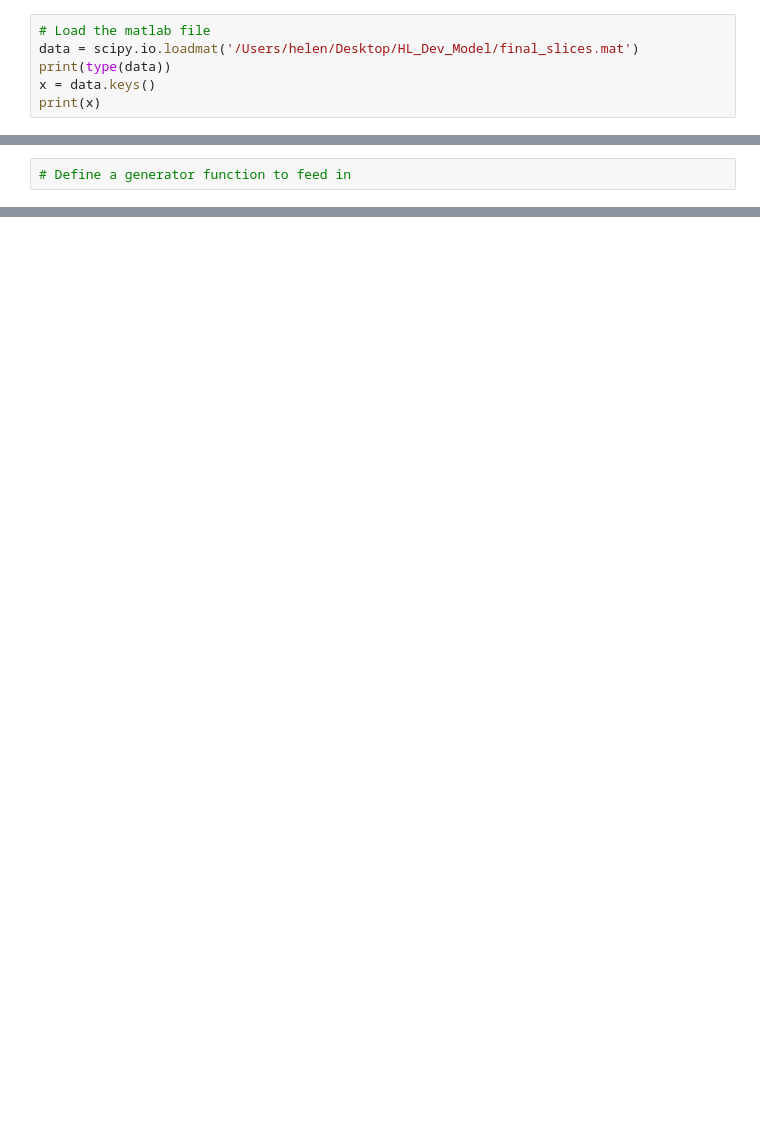
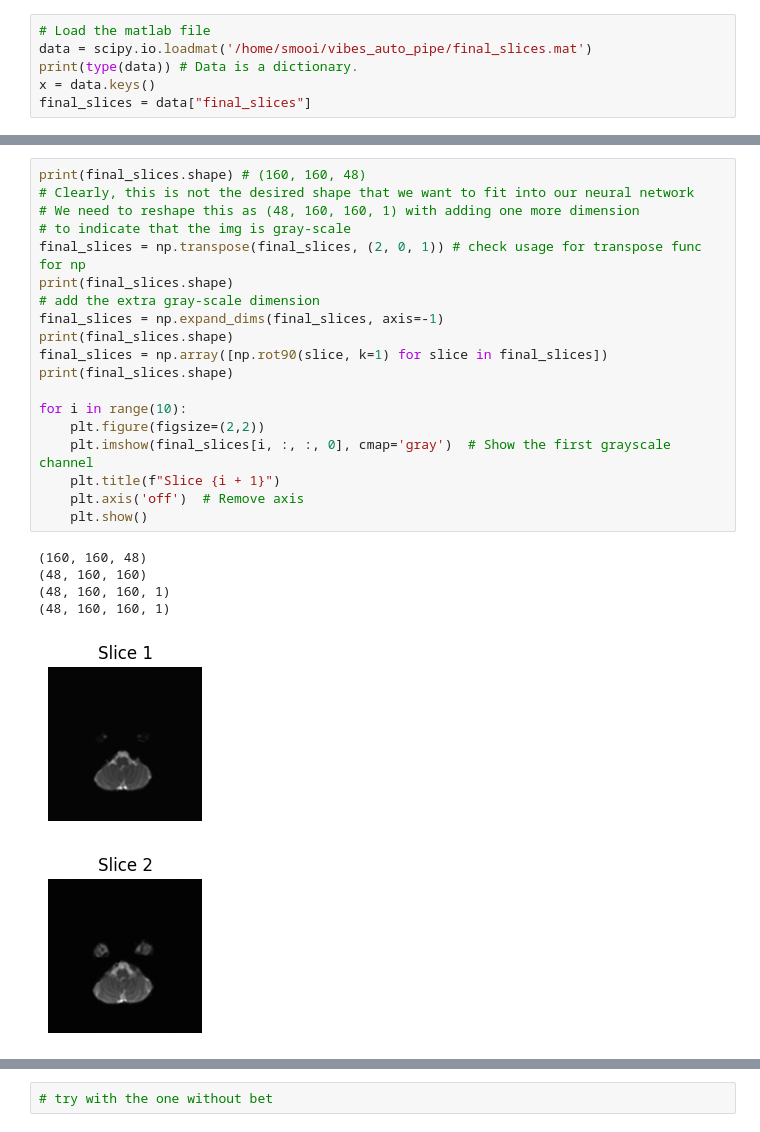
Before and after one commit to crazyMMG47/vibes_auto_pipe, a Jupyter notebook: pipe_model1.ipynb, the cells around one changed output, grey strips where cells are left out. Saved outputs shown, nothing was run; the diff lists cells and outputs as text; blank space fills up the shorter version.

Commit message:
Loaded nii files into python, and is able to convert it to png. Waiting to run the model

```diff
--- a/pipe_model1.ipynb
+++ b/pipe_model1.ipynb
@@ -5,8 +13,8 @@ import os
 # %%
 # Load the matlab file
-data = scipy.io.loadmat('/Users/helen/Desktop/HL_Dev_Model/final_slices.mat')
-print(type(data))
+data = scipy.io.loadmat('/home/smooi/vibes_auto_pipe/final_slices.mat')
+print(type(data)) # Data is a dictionary.
 x = data.keys()
-print(x)
+final_slices = data["final_slices"]
 # %% [output]
 <class 'dict'>
@@ -26,2 +21,26 @@ ModuleNotFoundError: No module named 'tensorflow.keras.preprocessing.img'
-# %%
-# Define a generator function to feed in
+# %%
+print(final_slices.shape) # (160, 160, 48)
+# Clearly, this is not the desired shape that we want to fit into our neural network
+# We need to reshape this as (48, 160, 160, 1) with adding one more dimension
+# to indicate that the img is gray-scale
+final_slices = np.transpose(final_slices, (2, 0, 1)) # check usage for transpose func for np
+print(final_slices.shape)
+# add the extra gray-scale dimension
+final_slices = np.expand_dims(final_slices, axis=-1)
+print(final_slices.shape)
+final_slices = np.array([np.rot90(slice, k=1) for slice in final_slices])
+print(final_slices.shape)
+
+for i in range(10):
+    plt.figure(figsize=(2,2))
+    plt.imshow(final_slices[i, :, :, 0], cmap='gray')  # Show the first grayscale channel
+    plt.title(f"Slice {i + 1}")
+    plt.axis('off')  # Remove axis
+    plt.show()
+# %% [output]
+(160, 160, 48)
+(48, 160, 160)
+(48, 160, 160, 1)
+(48, 160, 160, 1)
+[figure, added]
+[figure, added]
@@ -27,0 +55,2 @@ ModuleNotFoundError: No module named 'tensorflow.keras.preprocessing.img'
+# %%
+# try with the one without bet
```
Also changed, not shown: parts of 7 cells of this notebook, 49 other files.
